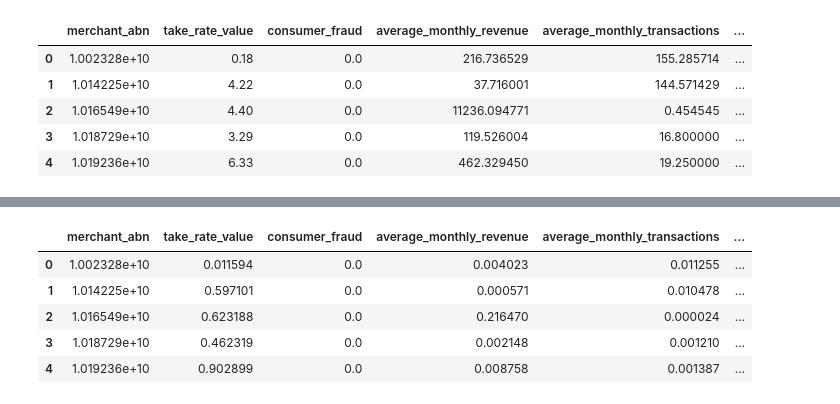
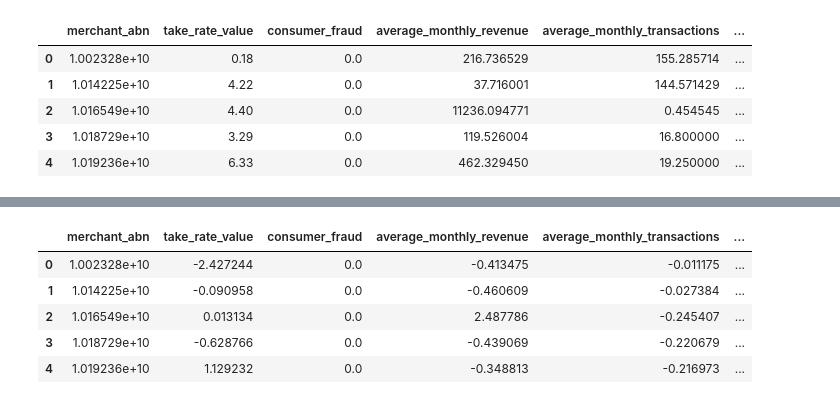
Before and after one commit to MAST30034-AppliedDataScience/project-2-group-buy-now-pay-later-industry-project-24, a Jupyter notebook: notebooks/Big merge.ipynb, the cells around one changed output, grey strips where cells are left out. Cells and saved outputs as stored; diff of their text form; code cells hidden in the pictures.

```diff
--- a/notebooks/Big merge.ipynb
+++ b/notebooks/Big merge.ipynb
@@ -109,6 +109,3 @@ final_df.head()
 | 2 | 1.016549e+10 | 4.40 | 0.0 | 11236.094771 | 0.454545 | ... |
 | 3 | 1.018729e+10 | 3.29 | 0.0 | 119.526004 | 16.800000 | ... |
 | 4 | 1.019236e+10 | 6.33 | 0.0 | 462.329450 | 19.250000 | ... |
-# %%
-final_df = final_df.drop(columns=['name'])
-final_df.head()
@@ -121,0 +112,3 @@ final_df.head()
+# %%
+final_df['Median_age_persons'] = (25 - final_df['Median_age_persons']).abs()
+final_df.head()
@@ -122,27 +122,27 @@ final_df.head()
 # %%
 import pandas as pd
-from sklearn.preprocessing import MinMaxScaler
+from sklearn.preprocessing import StandardScaler
 
 # Assuming final_df is your DataFrame
 
 # Columns to exclude from standardization
-exclude_columns = ['merchant_abn', 'consumer_fraud', 'merchant_fraud', 'category_label']
+exclude_columns = ['merchant_abn', 'consumer_fraud', 'merchant_fraud', 'category_label', 'name']
 
 # Columns to standardize
 columns_to_standardize = [col for col in final_df.columns if col not in exclude_columns]
 
-# Initialize the MinMaxScaler
-scaler = MinMaxScaler()
+# Initialize the StandardScaler
+scaler = StandardScaler()
 
 # Apply the scaler to the columns to be standardized
 final_df[columns_to_standardize] = scaler.fit_transform(final_df[columns_to_standardize])
 
 # Display the first few rows of the updated DataFrame to verify
 final_df.head()
 # %% [output]
 |  | merchant_abn | take_rate_value | consumer_fraud | average_monthly_revenue | average_monthly_transactions | ... |
-| 0 | 1.002328e+10 | 0.011594 | 0.0 | 0.004023 | 0.011255 | ... |
-| 1 | 1.014225e+10 | 0.597101 | 0.0 | 0.000571 | 0.010478 | ... |
-| 2 | 1.016549e+10 | 0.623188 | 0.0 | 0.216470 | 0.000024 | ... |
-| 3 | 1.018729e+10 | 0.462319 | 0.0 | 0.002148 | 0.001210 | ... |
-| 4 | 1.019236e+10 | 0.902899 | 0.0 | 0.008758 | 0.001387 | ... |
+| 0 | 1.002328e+10 | -2.427244 | 0.0 | -0.413475 | -0.011175 | ... |
+| 1 | 1.014225e+10 | -0.090958 | 0.0 | -0.460609 | -0.027384 | ... |
+| 2 | 1.016549e+10 | 0.013134 | 0.0 | 2.487786 | -0.245407 | ... |
+| 3 | 1.018729e+10 | -0.628766 | 0.0 | -0.439069 | -0.220679 | ... |
+| 4 | 1.019236e+10 | 1.129232 | 0.0 | -0.348813 | -0.216973 | ... |
```
Also changed, not shown: parts of 6 cells of this notebook.
